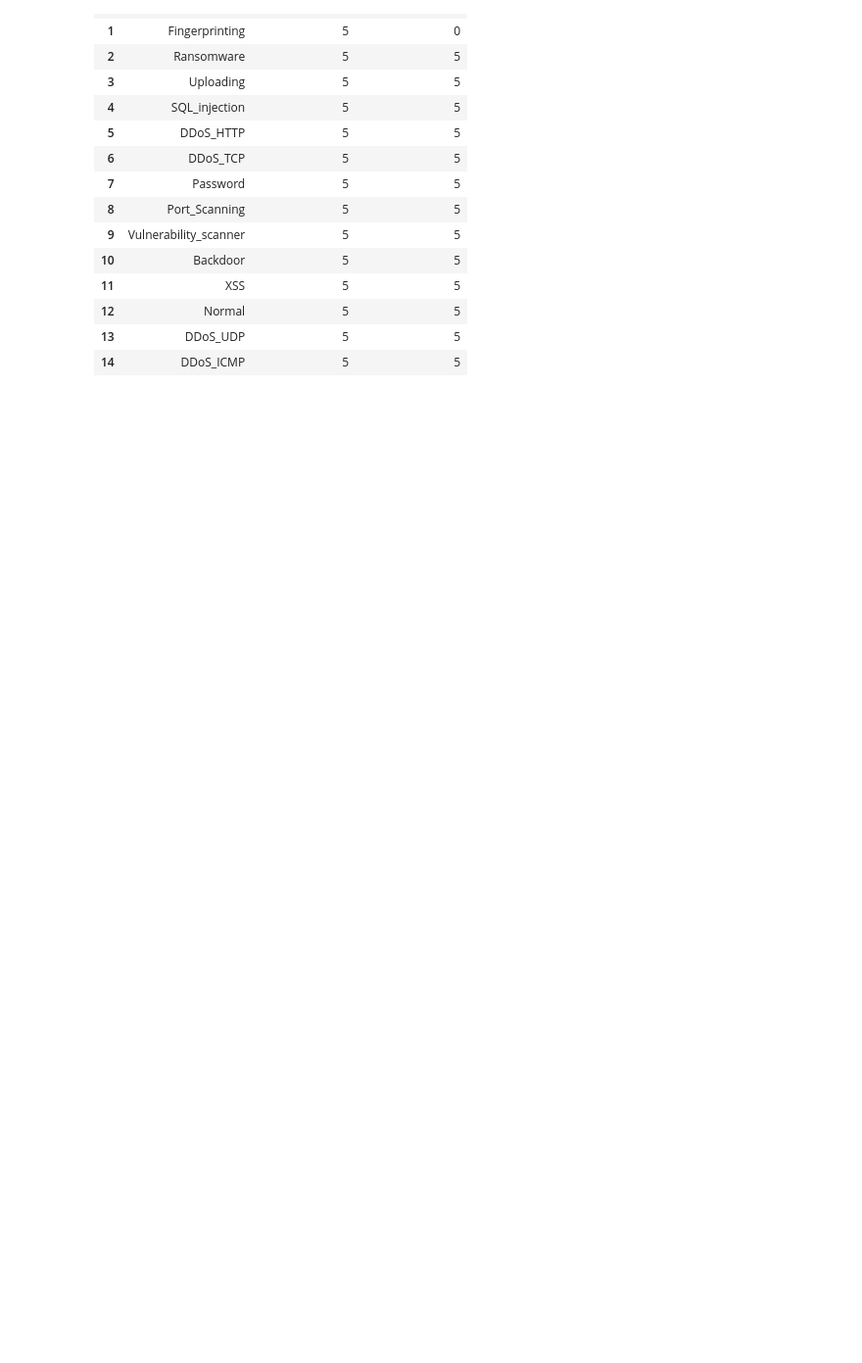
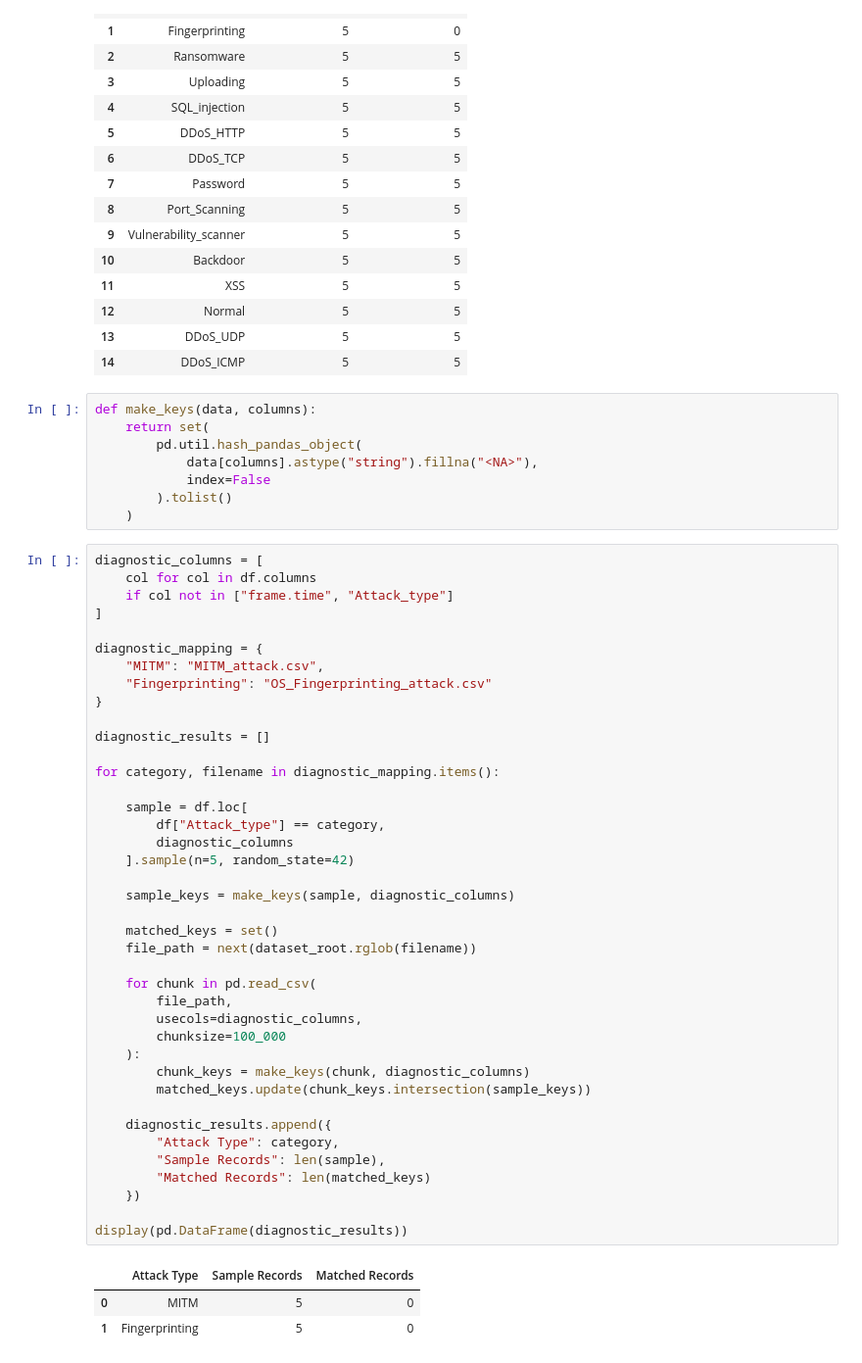
Before and after one commit to Agumekenneth/Data-Science-Final-year-Project--Prototype-1, a Jupyter notebook: IoT.ipynb, the cells around one changed output. Shown at 98% size. Drawn from its saved outputs; the diff is of its cells as text; blank space fills up the shorter version.

```diff
--- a/IoT.ipynb
+++ b/IoT.ipynb
@@ -715,3 +715,55 @@ display(match_results)
 | 12 | Normal | 5 | 5 |
 | 13 | DDoS_UDP | 5 | 5 |
 | 14 | DDoS_ICMP | 5 | 5 |
+# %%
+def make_keys(data, columns):
+    return set(
+        pd.util.hash_pandas_object(
+            data[columns].astype("string").fillna("<NA>"),
+            index=False
+        ).tolist()
+    )
+# %%
+diagnostic_columns = [
+    col for col in df.columns
+    if col not in ["frame.time", "Attack_type"]
+]
+
+diagnostic_mapping = {
+    "MITM": "MITM_attack.csv",
+    "Fingerprinting": "OS_Fingerprinting_attack.csv"
+}
+
+diagnostic_results = []
+
+for category, filename in diagnostic_mapping.items():
+
+    sample = df.loc[
+        df["Attack_type"] == category,
+        diagnostic_columns
+    ].sample(n=5, random_state=42)
+
+    sample_keys = make_keys(sample, diagnostic_columns)
+
+    matched_keys = set()
+    file_path = next(dataset_root.rglob(filename))
+
+    for chunk in pd.read_csv(
+        file_path,
+        usecols=diagnostic_columns,
+        chunksize=100_000
+    ):
+        chunk_keys = make_keys(chunk, diagnostic_columns)
+        matched_keys.update(chunk_keys.intersection(sample_keys))
+
+    diagnostic_results.append({
+        "Attack Type": category,
+        "Sample Records": len(sample),
+        "Matched Records": len(matched_keys)
+    })
+
+display(pd.DataFrame(diagnostic_results))
+# %% [output]
+|  | Attack Type | Sample Records | Matched Records |
+| 0 | MITM | 5 | 0 |
+| 1 | Fingerprinting | 5 | 0 |
```
